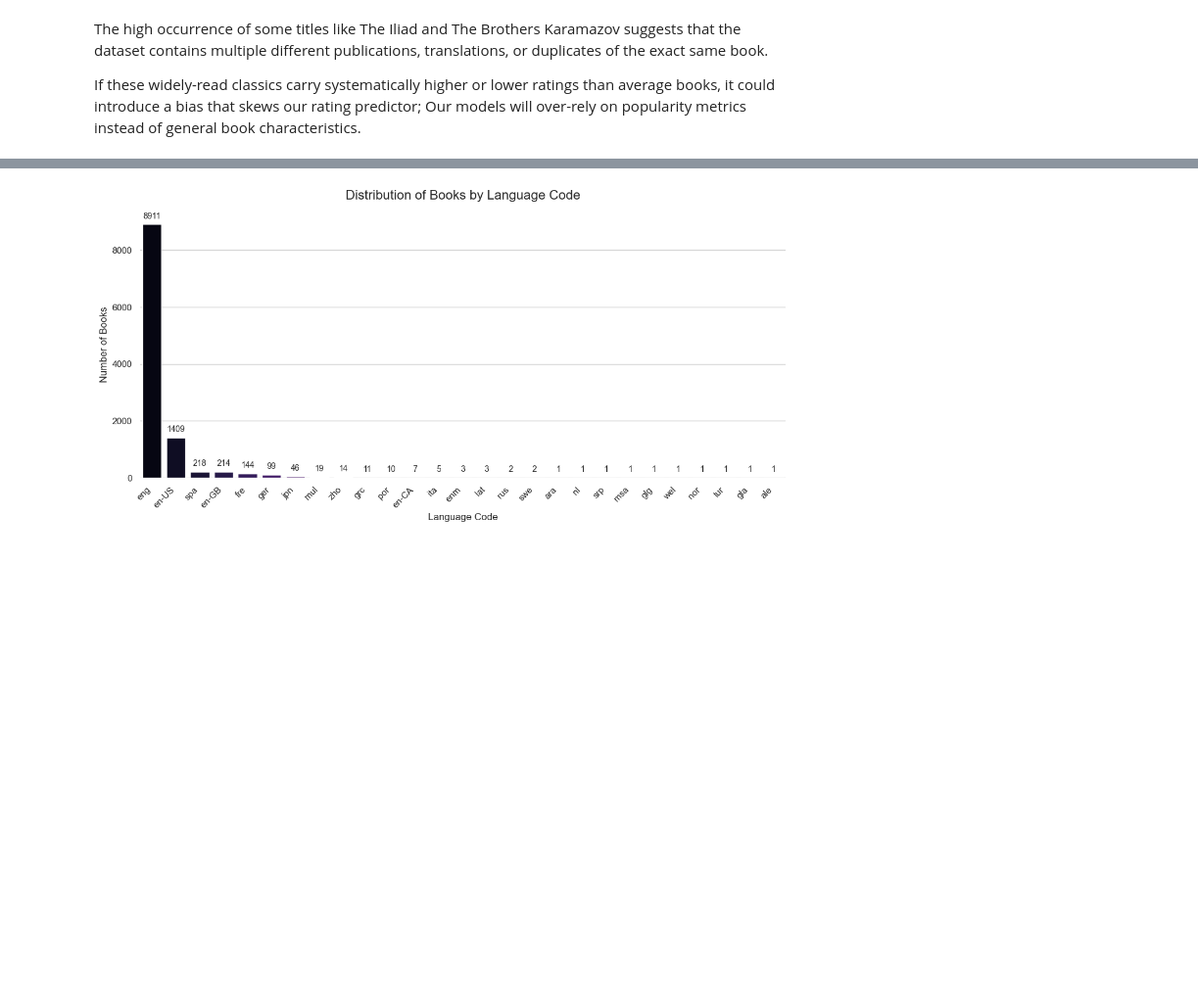
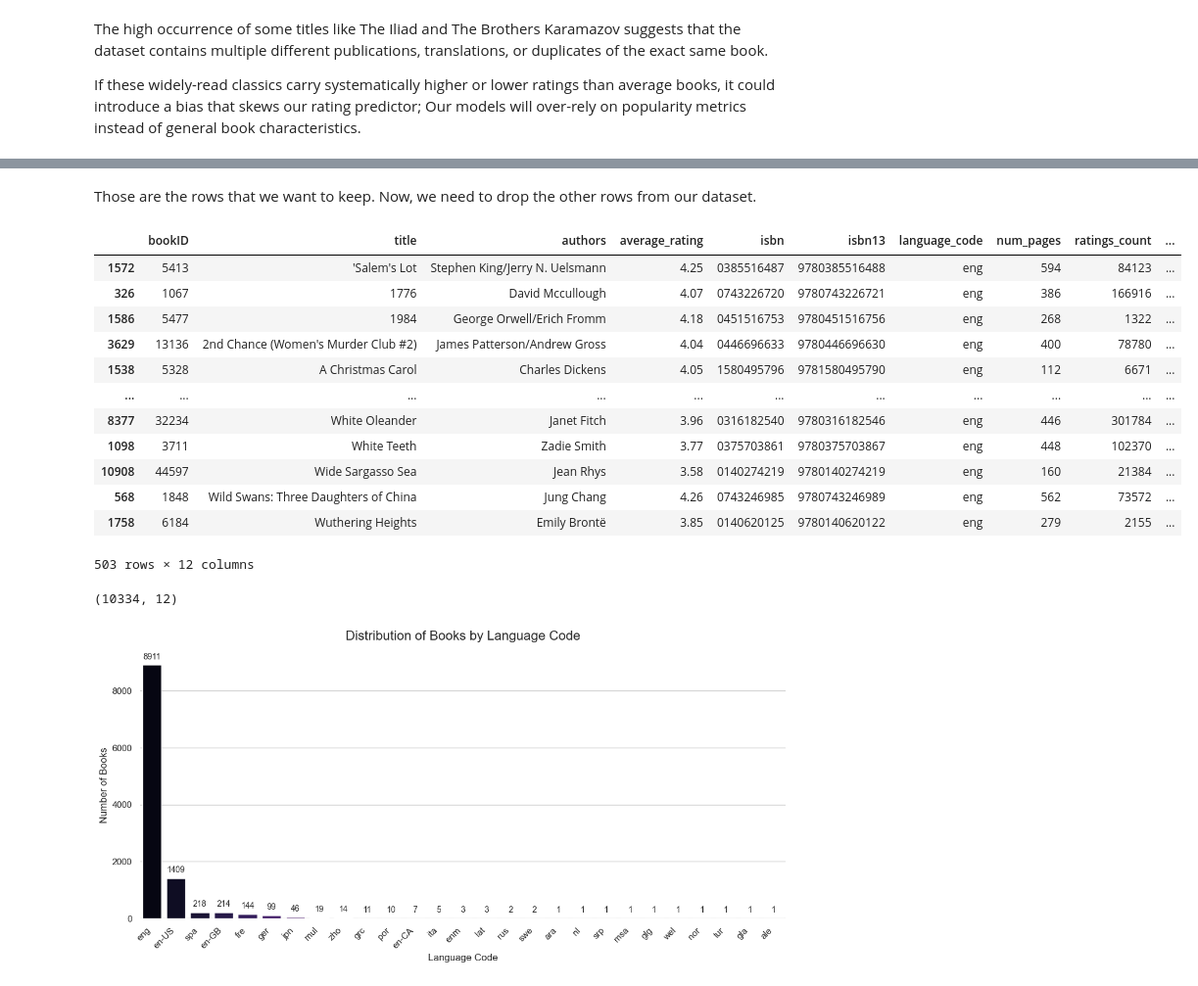
Before and after one commit to omar-el-mesaoudi/Book_Rating_Predictor, a Jupyter notebook: Notebook/Book_Rating_Predictor.ipynb, the cells around one changed output, grey strips where cells are left out. Shown at 98% size. Cells and saved outputs as stored; diff of their text form; code cells hidden in the pictures; blank space fills up the shorter version.

```diff
--- a/Notebook/Book_Rating_Predictor.ipynb
+++ b/Notebook/Book_Rating_Predictor.ipynb
@@ -119,0 +267,22 @@ If these widely-read classics carry systematically higher or lower ratings than
+# %%
+duplicate_books_sorted = duplicate_books.sort_values(by='ratings_count', ascending=False)
+
+retained_books = duplicate_books_sorted.drop_duplicates(subset=['title'], keep='first')
+# %% [markdown]
+Those are the rows that we want to keep. Now, we need to drop the other rows from our dataset.
+# %%
+retained_books.sort_values(by='title')
+# %% [output]
+|  | bookID | title | authors | average_rating | isbn | isbn13 | language_code | num_pages | ratings_count | ... |
+| 1572 | 5413 | 'Salem's Lot | Stephen King/Jerry N. Uelsmann | 4.25 | 0385516487 | 9780385516488 | eng | 594 | 84123 | ... |
+| 326 | 1067 | 1776 | David Mccullough | 4.07 | 0743226720 | 9780743226721 | eng | 386 | 166916 | ... |
+| 1586 | 5477 | 1984 | George Orwell/Erich Fromm | 4.18 | 0451516753 | 9780451516756 | eng | 268 | 1322 | ... |
+| 3629 | 13136 | 2nd Chance (Women's Murder Club #2) | James Patterson/Andrew Gross | 4.04 | 0446696633 | 9780446696630 | eng | 400 | 78780 | ... |
+| 1538 | 5328 | A Christmas Carol | Charles Dickens | 4.05 | 1580495796 | 9781580495790 | eng | 112 | 6671 | ... |
+| ... | ... | ... | ... | ... | ... | ... | ... | ... | ... | ... |
+| 8377 | 32234 | White Oleander | Janet Fitch | 3.96 | 0316182540 | 9780316182546 | eng | 446 | 301784 | ... |
+| 1098 | 3711 | White Teeth | Zadie Smith | 3.77 | 0375703861 | 9780375703867 | eng | 448 | 102370 | ... |
+| 10908 | 44597 | Wide Sargasso Sea | Jean Rhys | 3.58 | 0140274219 | 9780140274219 | eng | 160 | 21384 | ... |
+| 568 | 1848 | Wild Swans: Three Daughters of China | Jung Chang | 4.26 | 0743246985 | 9780743246989 | eng | 562 | 73572 | ... |
+| 1758 | 6184 | Wuthering Heights | Emily Brontë | 3.85 | 0140620125 | 9780140620122 | eng | 279 | 2155 | ... |
+503 rows × 12 columns
@@ -120,3 +295,7 @@ If these widely-read classics carry systematically higher or lower ratings than
+# %%
+df.shape
+# %% [output]
+(10334, 12)
 # %%
 # 1. Set a clean, compact style
 sns.set_theme(style="whitegrid", context="notebook")
```
Also changed, not shown: parts of 41 cells of this notebook.
